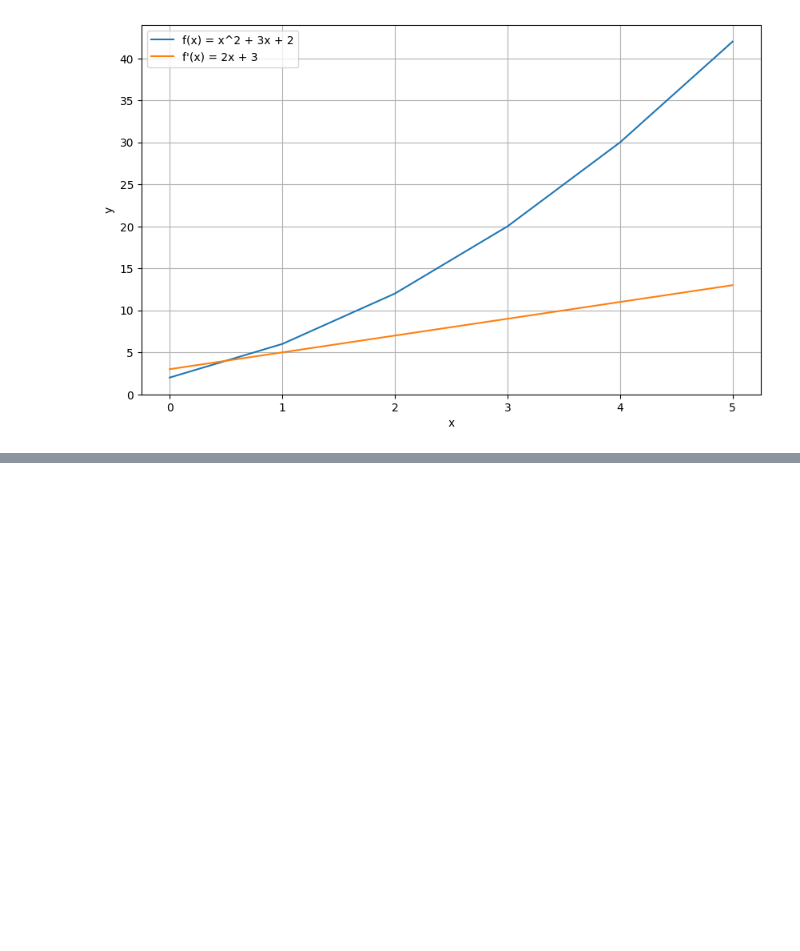
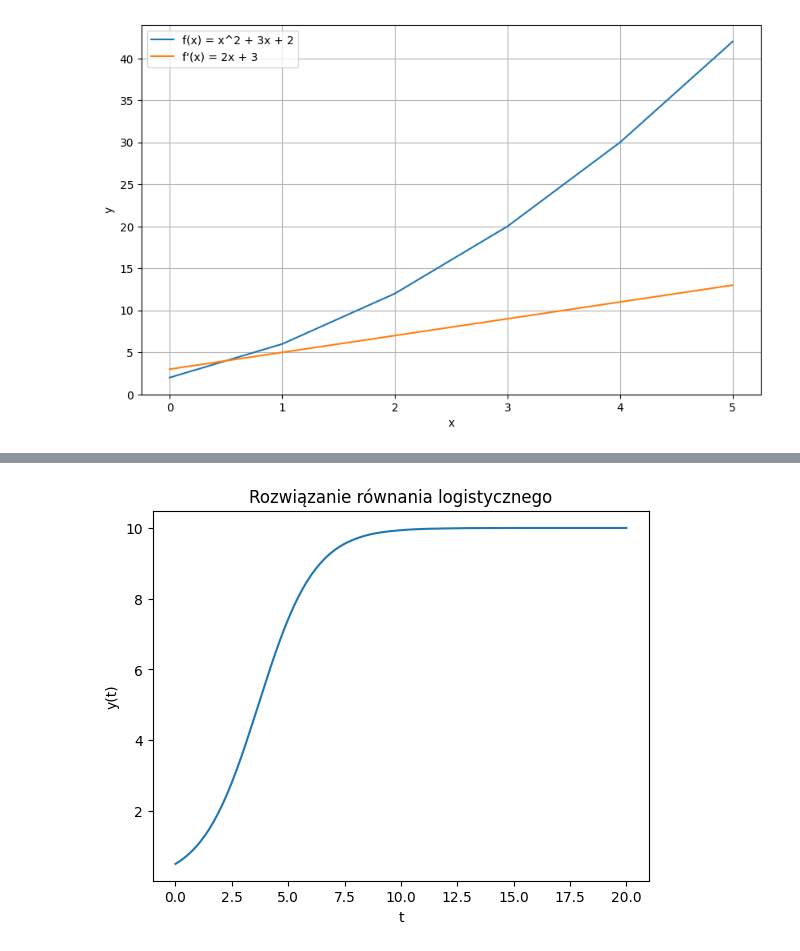
Before and after one commit to Haans001/scipy-prezentacja, a Jupyter notebook: index.ipynb, the cells around one changed output, grey strips where cells are left out. Cells and saved outputs as stored; diff of their text form; code cells hidden in the pictures; blank space fills up the shorter version.

```diff
--- a/index.ipynb
+++ b/index.ipynb
@@ -350,0 +381,28 @@ plt.show()
+# %%
+
+from scipy.integrate import solve_ivp
+import numpy as np
+import matplotlib.pyplot as plt
+
+# Parametry modelu
+r, K = 0.8, 10.0
+
+def logistic(t, y):
+    return r * y * (1 - y / K)
+
+# Warunek początkowy
+y0 = [0.5]
+
+t_span = (0, 20)
+t_eval = np.linspace(*t_span, 200)
+
+sol = solve_ivp(logistic, t_span, y0, t_eval=t_eval, method="RK45")
+
+# Wykres
+plt.plot(sol.t, sol.y[0])
+plt.title("Rozwiązanie równania logistycznego")
+plt.xlabel("t")
+plt.ylabel("y(t)")
+plt.show()
+# %% [output]
+[figure, added]
```
Also changed, not shown: parts of 9 cells of this notebook.
